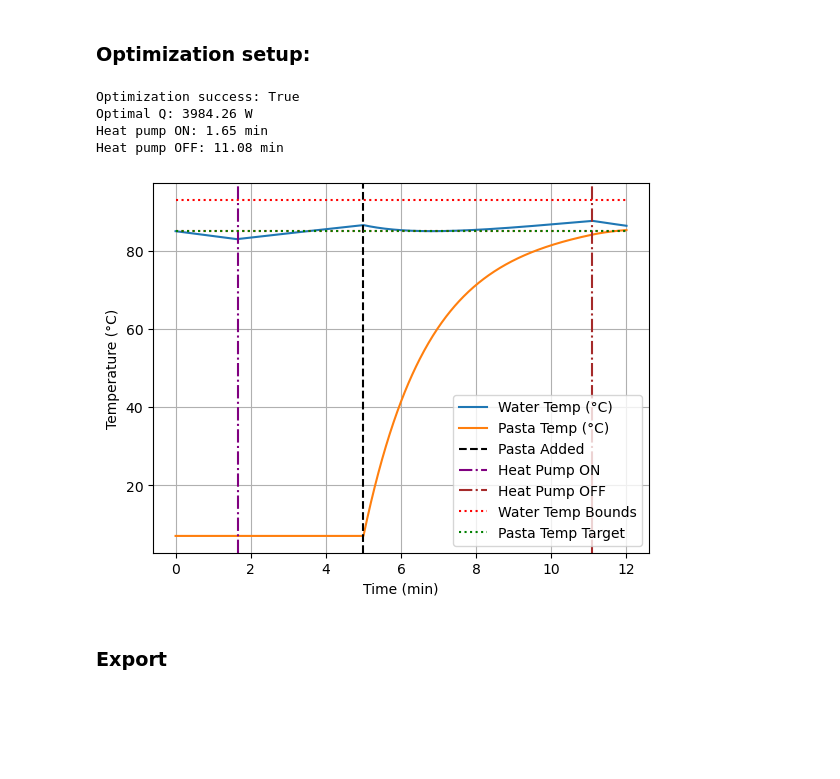
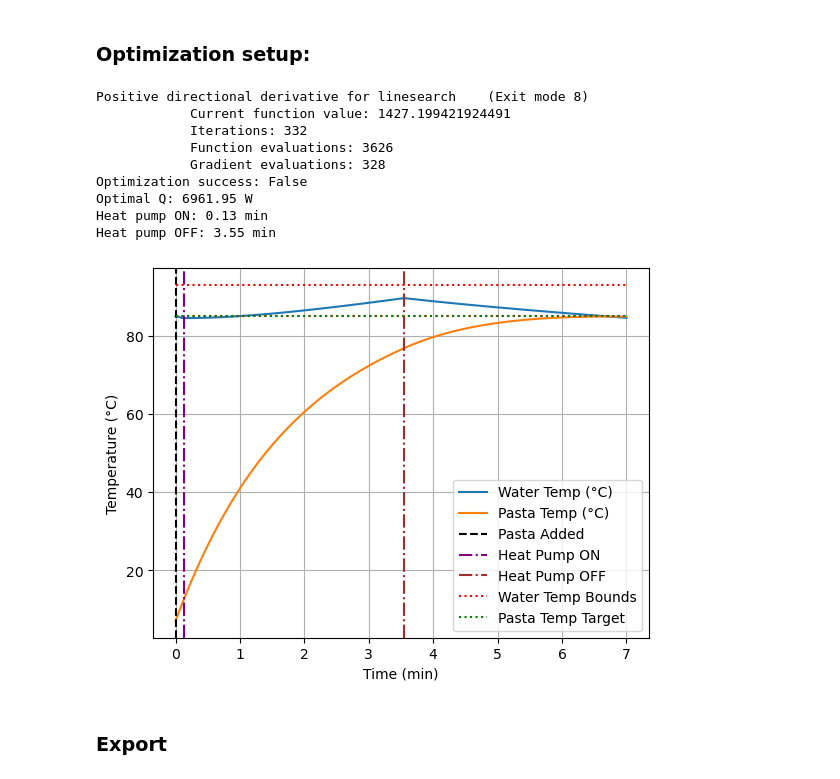
Before and after one commit to ahaeseli/SHC_project, a Jupyter notebook: min_hp_power_worst_case.ipynb, the cells around one changed output. Saved outputs shown, nothing was run; the diff lists cells and outputs as text; code cells hidden in the pictures; blank space fills up the shorter version.

```diff
--- a/min_hp_power_worst_case.ipynb
+++ b/min_hp_power_worst_case.ipynb
@@ -14,8 +14,8 @@ from scipy.optimize import minimize, NonlinearConstraint
 ### Parameters and Variables
 # %%
 # Constants and parameters (as you have)
-tc_s = 12*60          # total cooking time seconds
-tb_s = 5*60          # pasta added after 5 min
+tc_s = 7*60          # total cooking time seconds
+tb_s = 0         # pasta added after 5 min
 R_env = 30 / 1000    # K/W
 R_pasta = 15 / 1000  # K/W
 c_l = 4.18 * 1000    # J/kg·K water
@@ -45,15 +45,11 @@ def simulate_temps(Q, t_on, t_off):
 
     for i in range(1, time_steps):
         Q_applied = Q if t_on <= t[i] <= t_off else 0
-        if t[i] <= tb_s:
-            dT_water = dt * (Q_applied - (T_water[i - 1] - T_env) / R_env) / C_water
-            T_water[i] = T_water[i - 1] + dT_water
-            T_pasta[i] = T_pasta[i - 1]
-        else:
-            dT_water = dt * (Q_applied - (T_water[i - 1] - T_env) / R_env - (T_water[i - 1] - T_pasta[i - 1]) / R_pasta) / C_water
-            dT_pasta = dt * ((T_water[i - 1] - T_pasta[i - 1]) / R_pasta) / C_pasta
-            T_water[i] = T_water[i - 1] + dT_water
-            T_pasta[i] = T_pasta[i - 1] + dT_pasta
+
+        dT_water = dt * (Q_applied - (T_water[i - 1] - T_env) / R_env - (T_water[i - 1] - T_pasta[i - 1]) / R_pasta) / C_water
+        dT_pasta = dt * ((T_water[i - 1] - T_pasta[i - 1]) / R_pasta) / C_pasta
+        T_water[i] = T_water[i - 1] + dT_water
+        T_pasta[i] = T_pasta[i - 1] + dT_pasta
 
     return T_water, T_pasta
 # %% [markdown]
@@ -84,48 +80,61 @@ def pasta_temp_constraint(x):
 from scipy.optimize import Bounds
 
 NC_water = NonlinearConstraint(water_temp_constraint, [0, 0], [np.inf, np.inf])
 NC_pasta = NonlinearConstraint(pasta_temp_constraint, 0, np.inf)
 constraints = [NC_water, NC_pasta]
 
 # Bounds: Q in [0, 5000], t_on in [0, tc_s], t_off in [0, tc_s]
-bounds = Bounds([0, 0, 0], [5000, tc_s, tc_s])
+bounds = Bounds([0, 0, 0], [10000, tc_s, tc_s])
 
-# Constraint: t_on <= t_off
-def time_order_constraint(x):
-    return x[2] - x[1]  # t_off - t_on ≥ 0
-NC_order = NonlinearConstraint(time_order_constraint, 0, np.inf)
-constraints.append(NC_order)
 
-x0 = [3000, 60, 600]  # initial guess: Q=3000, on at 1 min, off at 10 min
+x0 = [3000, 0, 600]  # initial guess: Q=3000, on at 0 min, off at 10 min
 
-result = minimize(objective, x0, method='SLSQP', bounds=bounds, constraints=constraints)
+result = minimize(
+    objective,
+    x0,
+    method='SLSQP',
+    bounds=bounds,
+    constraints=constraints,
+    options={
+        'ftol': 1e-4,         # objective tolerance (default is 1e-6)
+        'maxiter': 1000,       # allow more iterations
+        'disp': True          # print debug info
+    }
+)
+
 
 Q_opt, t_on_opt, t_off_opt = result.x
 print("Optimization success:", result.success)
 print(f"Optimal Q: {Q_opt:.2f} W")
 print(f"Heat pump ON: {t_on_opt/60:.2f} min")
 print(f"Heat pump OFF: {t_off_opt/60:.2f} min")
 
 # Final simulation
 T_water_final, T_pasta_final = simulate_temps(Q_opt, t_on_opt, t_off_opt)
 
+
 plt.plot(t/60, T_water_final, label='Water Temp (°C)')
 plt.plot(t/60, T_pasta_final, label='Pasta Temp (°C)')
-plt.axvline(x=5, color='k', linestyle='--', label='Pasta Added')
+plt.axvline(x=0, color='k', linestyle='--', label='Pasta Added')
 plt.axvline(x=t_on_opt/60, color='purple', linestyle='-.', label='Heat Pump ON')
 plt.axvline(x=t_off_opt/60, color='brown', linestyle='-.', label='Heat Pump OFF')
-plt.hlines([85, 93], 0, 12, colors='r', linestyles='dotted', label='Water Temp Bounds')
-plt.hlines(85, 0, 12, colors='g', linestyles='dotted', label='Pasta Temp Target')
+plt.hlines([85, 93], 0, 7, colors='r', linestyles='dotted', label='Water Temp Bounds')
+plt.hlines(85, 0, 7, colors='g', linestyles='dotted', label='Pasta Temp Target')
 plt.xlabel('Time (min)')
 plt.ylabel('Temperature (°C)')
 plt.legend()
 plt.grid()
 plt.show()
 # %% [output]
-Optimization success: True
-Optimal Q: 3984.26 W
-Heat pump ON: 1.65 min
-Heat pump OFF: 11.08 min
+Positive directional derivative for linesearch    (Exit mode 8)
+            Current function value: 1427.199421924491
+            Iterations: 332
+            Function evaluations: 3626
+            Gradient evaluations: 328
+Optimization success: False
+Optimal Q: 6961.95 W
+Heat pump ON: 0.13 min
+Heat pump OFF: 3.55 min
-[figure, old version]
+[figure, new version]
 # %% [markdown]
 ### Export
```
Also changed, not shown: 1 other file.
